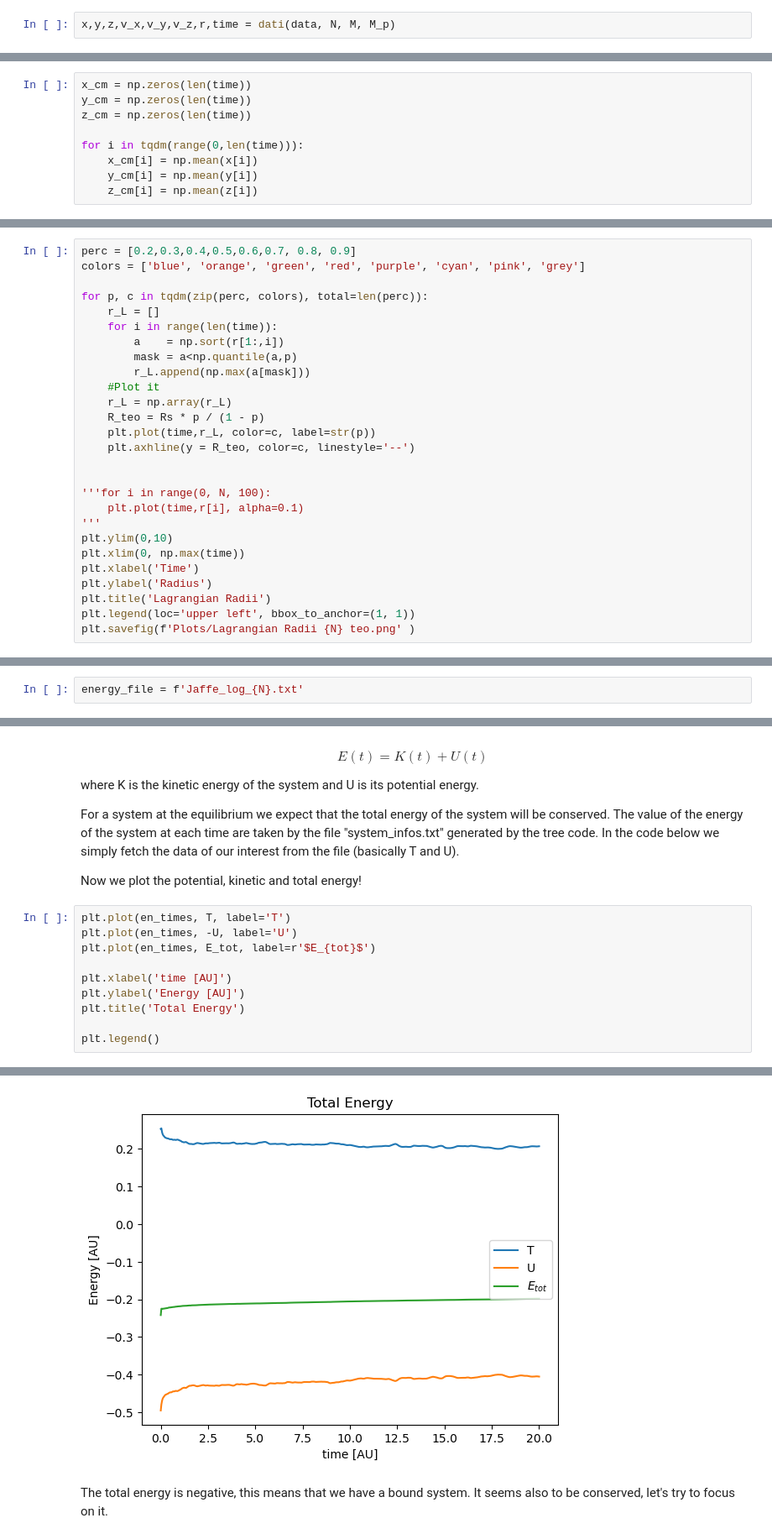
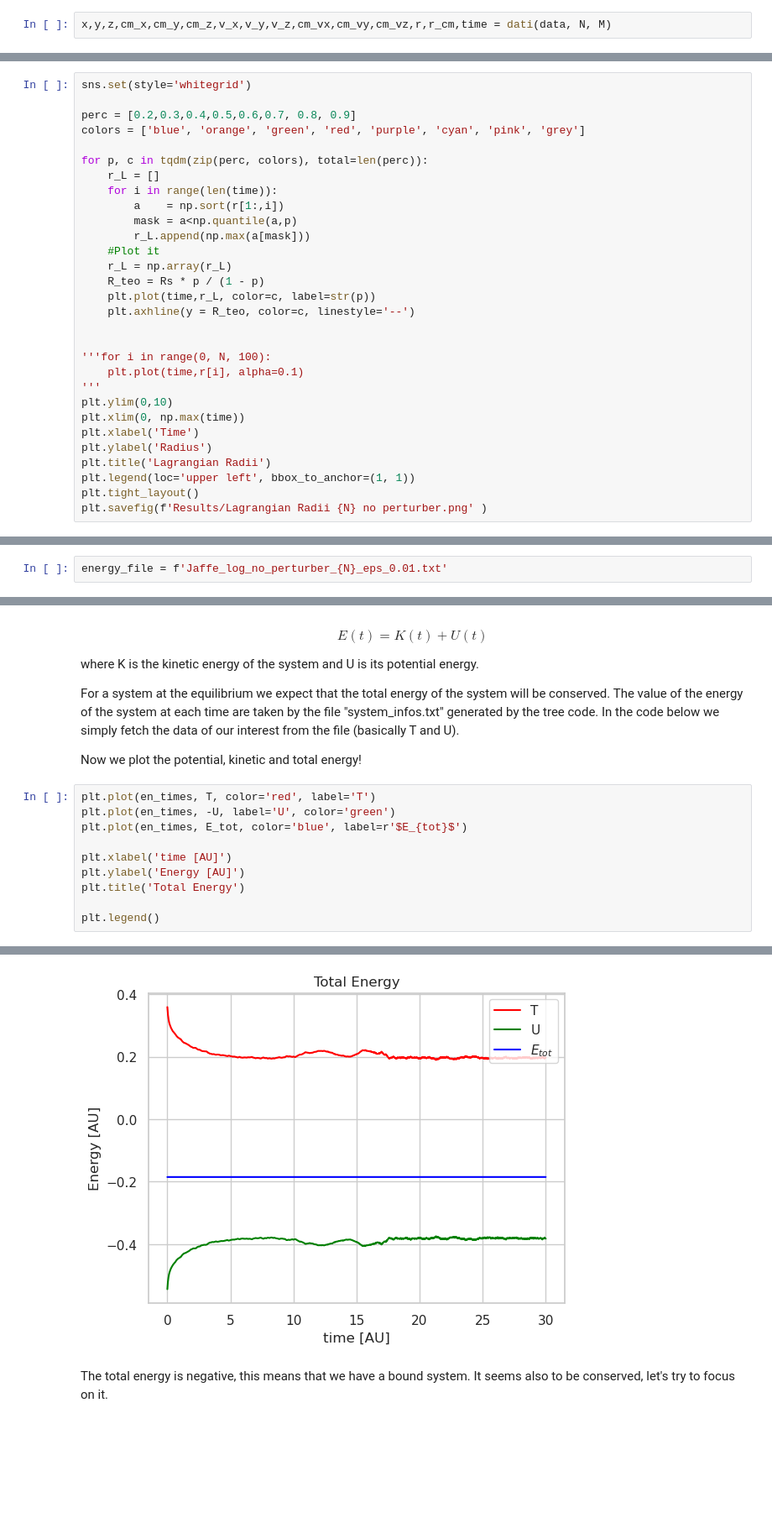
Before and after one commit to SimoneArienti/Galaxies-and-Dynamics, a Jupyter notebook: Project/Exam_Analysis.ipynb, the cells around one changed output, grey strips where cells are left out. Shown at 84% size. Saved outputs shown, nothing was run; the diff lists cells and outputs as text; blank space fills up the shorter version.

Commit message:
New simulation with Energy conserved

```diff
--- a/Project/Exam_Analysis.ipynb
+++ b/Project/Exam_Analysis.ipynb
@@ -117,3 +105,3 @@ def dati (data,N,M_tot,M_p):
 # %%
-x,y,z,v_x,v_y,v_z,r,time = dati(data, N, M, M_p)
+x,y,z,cm_x,cm_y,cm_z,v_x,v_y,v_z,cm_vx,cm_vy,cm_vz,r,r_cm,time = dati(data, N, M)
 # %% [output]
@@ -201,15 +189,6 @@ plt.rcParams['animation.html'] = 'html5'
 #animazione
 # %% [output]
 [figure]
-# %%
-x_cm = np.zeros(len(time))
-y_cm = np.zeros(len(time))
-z_cm = np.zeros(len(time))
-
-for i in tqdm(range(0,len(time))):
-    x_cm[i] = np.mean(x[i])
-    y_cm[i] = np.mean(y[i])
-    z_cm[i] = np.mean(z[i])
 # %% [markdown]
 Now I plot the trajectory of the center of mass of the system
 # %%
@@ -283,6 +262,8 @@ $$
     \frac{M(r)}{M(tot)} = \frac{r}{r + R_s}
 $$
 # %%
+sns.set(style='whitegrid')
+
 perc = [0.2,0.3,0.4,0.5,0.6,0.7, 0.8, 0.9]
 colors = ['blue', 'orange', 'green', 'red', 'purple', 'cyan', 'pink', 'grey']
 
@@ -308,5 +289,6 @@ plt.xlabel('Time')
 plt.ylabel('Radius')
 plt.title('Lagrangian Radii')
 plt.legend(loc='upper left', bbox_to_anchor=(1, 1))
-plt.savefig(f'Plots/Lagrangian Radii {N} teo.png' )
+plt.tight_layout()
+plt.savefig(f'Results/Lagrangian Radii {N} no perturber.png' )
 # %% [output]
@@ -318,7 +300,7 @@ plt.savefig(f'Plots/Lagrangian Radii {N} teo.png' )
 # %%
 from scipy import linalg
 # %%
-energy_file = f'Jaffe_log_{N}.txt'
+energy_file = f'Jaffe_log_no_perturber_{N}_eps_0.01.txt'
 # %%
 en_data = pd.read_csv(energy_file, header=None).to_numpy()
 datas   = pd.read_csv(energy_file, header=None)
@@ -380,18 +362,18 @@ The value of the energy of the system at each time are taken by the file "system
 
 Now we plot the potential, kinetic and total energy!
 # %%
-plt.plot(en_times, T, label='T')
-plt.plot(en_times, -U, label='U')
-plt.plot(en_times, E_tot, label=r'$E_{tot}$')
+plt.plot(en_times, T, color='red', label='T')
+plt.plot(en_times, -U, label='U', color='green')
+plt.plot(en_times, E_tot, color='blue', label=r'$E_{tot}$')
 
 plt.xlabel('time [AU]')
 plt.ylabel('Energy [AU]')
 plt.title('Total Energy')
 
 plt.legend()
 # %% [output]
 <matplotlib.legend.Legend at 0x...>
-[figure, old version]
+[figure, new version]
 # %% [markdown]
 The total energy is negative, this means that we have a bound system. It seems also to be conserved, let's try to focus on it.
 # %%
```
Also changed, not shown: parts of 14 cells of this notebook.
